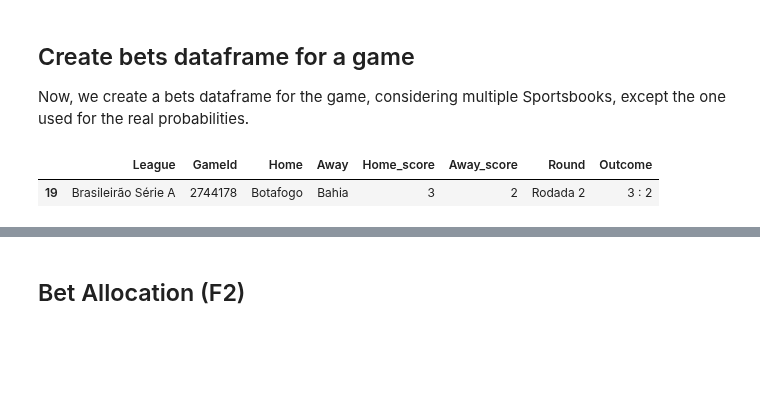
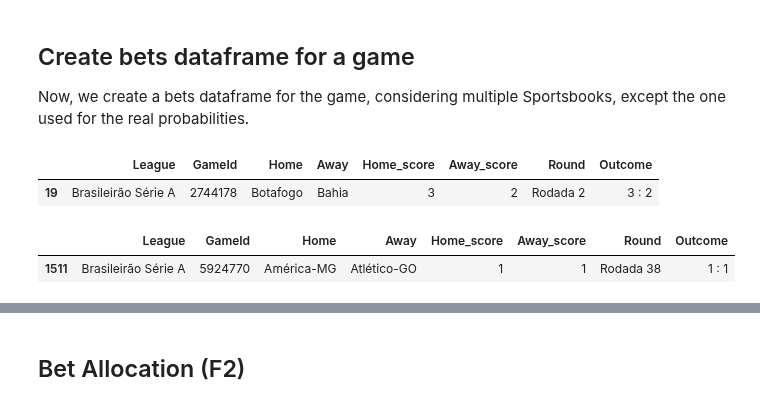
Before and after one commit to MarcosAugusto47/soccer-betting-strategy, a Jupyter notebook: notebook.ipynb, the cells around one changed output, grey strips where cells are left out. Drawn from its saved outputs; the diff is of its cells as text; code cells hidden in the pictures; blank space fills up the shorter version.

```diff
--- a/notebook.ipynb
+++ b/notebook.ipynb
@@ -50,3 +50,8 @@ metadata[metadata.GameId=='2744178']
 # %% [output]
 |  | League | GameId | Home | Away | Home_score | Away_score | Round | Outcome |
 | 19 | Brasileirão Série A | 2744178 | Botafogo | Bahia | 3 | 2 | Rodada 2 | 3 : 2 |
+# %%
+metadata[metadata.GameId=='5924770']
+# %% [output]
+|  | League | GameId | Home | Away | Home_score | Away_score | Round | Outcome |
+| 1511 | Brasileirão Série A | 5924770 | América-MG | Atlético-GO | 1 | 1 | Rodada 38 | 1 : 1 |
```
Also changed, not shown: parts of 5 cells of this notebook, 3 other files.
